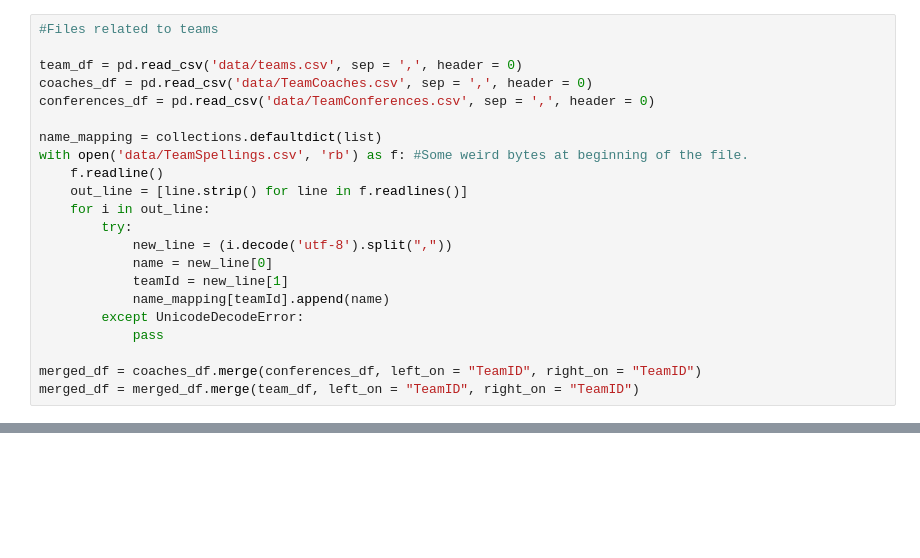
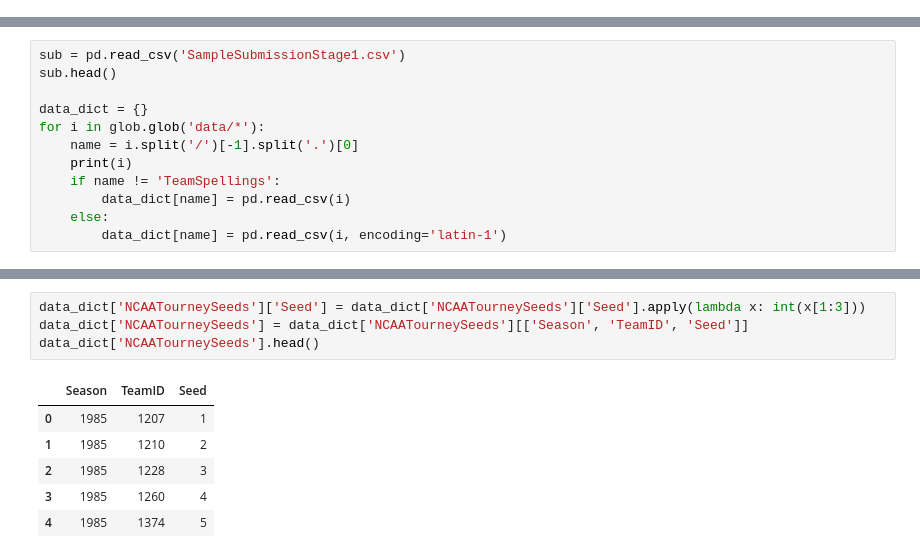
Before and after one commit to cgreco11/NCAA-Prediction, a Jupyter notebook: Data Exploration.ipynb, the cells around one changed output, grey strips where cells are left out. Cells and saved outputs as stored; diff of their text form; blank space fills up the shorter version.

```diff
--- a/Data Exploration.ipynb
+++ b/Data Exploration.ipynb
@@ -14,22 +0,0 @@ Files related to teams include:
-# %%
-#Files related to teams
-
-team_df = pd.read_csv('data/teams.csv', sep = ',', header = 0)
-coaches_df = pd.read_csv('data/TeamCoaches.csv', sep = ',', header = 0)
-conferences_df = pd.read_csv('data/TeamConferences.csv', sep = ',', header = 0)
-
-name_mapping = collections.defaultdict(list)
-with open('data/TeamSpellings.csv', 'rb') as f: #Some weird bytes at beginning of the file.
-    f.readline()
-    out_line = [line.strip() for line in f.readlines()]
-    for i in out_line:
-        try:
-            new_line = (i.decode('utf-8').split(","))
-            name = new_line[0]
-            teamId = new_line[1]
-            name_mapping[teamId].append(name)
-        except UnicodeDecodeError:
-            pass
-
-merged_df = coaches_df.merge(conferences_df, left_on = "TeamID", right_on = "TeamID")
-merged_df = merged_df.merge(team_df, left_on = "TeamID", right_on = "TeamID")
@@ -106,0 +27,12 @@ print(contentTable)
+# %%
+sub = pd.read_csv('SampleSubmissionStage1.csv')
+sub.head()
+
+data_dict = {}
+for i in glob.glob('data/*'):
+    name = i.split('/')[-1].split('.')[0]
+    print(i)
+    if name != 'TeamSpellings':
+        data_dict[name] = pd.read_csv(i)
+    else:
+        data_dict[name] = pd.read_csv(i, encoding='latin-1')
@@ -106,0 +67,11 @@ print(contentTable)
+# %%
+data_dict['NCAATourneySeeds']['Seed'] = data_dict['NCAATourneySeeds']['Seed'].apply(lambda x: int(x[1:3]))
+data_dict['NCAATourneySeeds'] = data_dict['NCAATourneySeeds'][['Season', 'TeamID', 'Seed']]
+data_dict['NCAATourneySeeds'].head()
+# %% [output]
+|  | Season | TeamID | Seed |
+| 0 | 1985 | 1207 | 1 |
+| 1 | 1985 | 1210 | 2 |
+| 2 | 1985 | 1228 | 3 |
+| 3 | 1985 | 1260 | 4 |
+| 4 | 1985 | 1374 | 5 |
```
Also changed, not shown: parts of 23 cells of this notebook.
